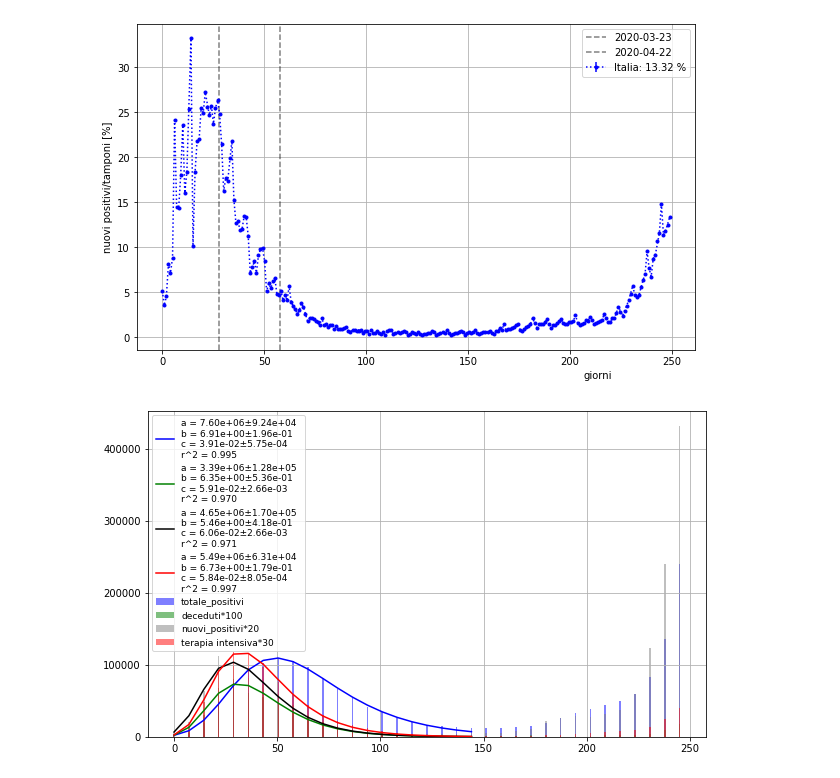
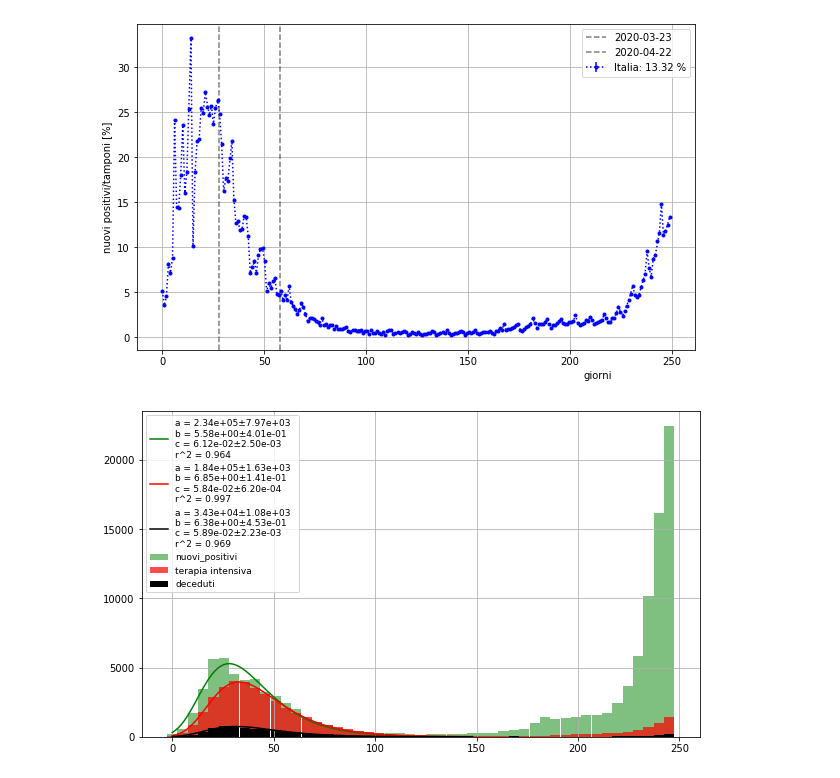
Before and after one commit to gmazzitelli/studenti, a Jupyter notebook: R_th.ipynb, the cells around one changed output. Cells and saved outputs as stored; diff of their text form; code cells hidden in the pictures.

```diff
--- a/R_th.ipynb
+++ b/R_th.ipynb
@@ -171,39 +169,41 @@ def ManSdtSubArr(arr, rescaled_avarege):
 # %%
 def fittalo(func, x, y, ax, p0, fmt='k'):
   from scipy.optimize import curve_fit
   from sklearn.metrics import r2_score
   popt, pcov = curve_fit(func,x, y, p0=p0)
   perr = np.sqrt(np.diag(pcov))
   r2=r2_score(y, func(x, *popt))
-  ax.plot(x, func(x, *popt), fmt, label='a = {0:.2e}±{1:.2e}\nb = {2:.2e}±{3:.2e} \
+  xf = np.linspace(x.min(), x.max(), 100)
+  ax.plot(xf, func(xf, *popt), fmt, label='a = {0:.2e}±{1:.2e}\nb = {2:.2e}±{3:.2e} \
   \nc = {4:.2e}±{5:.2e}\nr^2 = {6:.3f}'.format(popt[0], perr[0], popt[1], perr[1], popt[2], perr[2], r2))
   return ax
 fig, ax = plt.subplots(figsize=(10,6))
-average_day = 7
+average_day = 5
 x = np.linspace(0, len(df['data']), len(df['data']))
 y = df['totale_positivi']
 y, err = ManSdtSubArr(y, average_day)
 
 x = np.linspace(0, len(y)*average_day, len(y))
-ax.bar(x,y, color='blue', alpha=0.5, label='totale_positivi')
-fittalo(dGompertz, x[x<150], y[x<150], ax, [7e6,8., 0.1], 'b')
+# ax.bar(x,y, color='blue', alpha=0.5, label='totale_positivi', width=average_day)
+# fittalo(dGompertz, x[x<150], y[x<150], ax, [2e5,8., 0.1], 'b')
 
-y = np.gradient(df['deceduti'])*100
+y = df['nuovi_positivi']
+y, err = ManSdtSubArr(y, average_day)
+ax.bar(x,y, color='green', alpha=0.5, label='nuovi_positivi', width=average_day)
+fittalo(dGompertz, x[x<150], y[x<150], ax, [4e6,7., 0.1], 'g')
+y = df['terapia_intensiva']
 y, err =  ManSdtSubArr(y, average_day)
-ax.bar(x,y, color='green', alpha=0.5, label='deceduti*100')
-fittalo(dGompertz, x[x<150], y[x<150], ax, [7e6,8., 0.1], 'g')
+ax.bar(x,y, color='red', alpha=0.7, label='terapia intensiva', width=average_day)
+fittalo(dGompertz, x[x<150], y[x<150], ax, [1e5,9., 0.1], 'r')
 
-y = df['nuovi_positivi']*20
-y, err = ManSdtSubArr(y, average_day)
-ax.bar(x,y, color='grey', alpha=0.5, label='nuovi_positivi*20')
-fittalo(dGompertz, x[x<150], y[x<150], ax, [4e6,7., 0.1], 'k')
-y = df['terapia_intensiva']*30
+y = np.gradient(df['deceduti'])
 y, err =  ManSdtSubArr(y, average_day)
-ax.bar(x,y, color='red', alpha=0.5, label='terapia intensiva*30')
-fittalo(dGompertz, x[x<150], y[x<150], ax, [5e6,9., 0.1], 'r')
+ax.bar(x,y, color='black', alpha=1, label='deceduti', width=average_day)
+fittalo(dGompertz, x[x<150], y[x<150], ax, [3e4,8., 0.1], 'k')
+
 #fittalo(Gauss3, x[x>200], y[x>200], ax, [10000,1000., 100.], 'k')
 ax.legend(loc=2, prop={'size': 9})
 ax.grid()
 plt.show()
 # %% [output]
-[figure, old version]
+[figure, new version]
```
Also changed, not shown: parts of 2 cells of this notebook.
